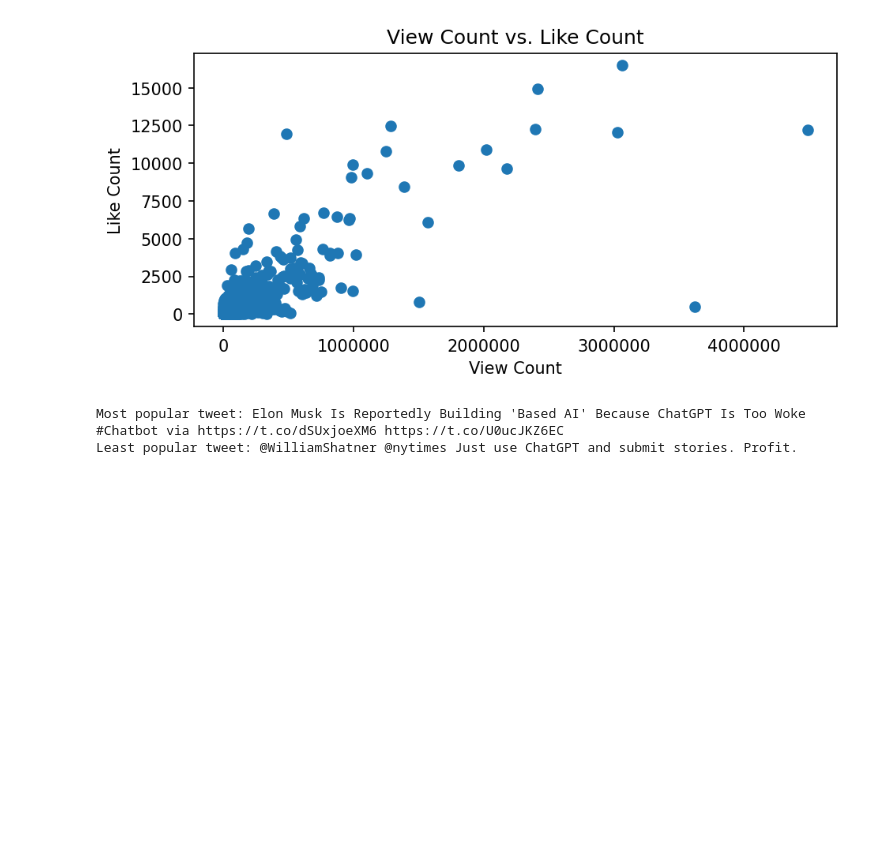
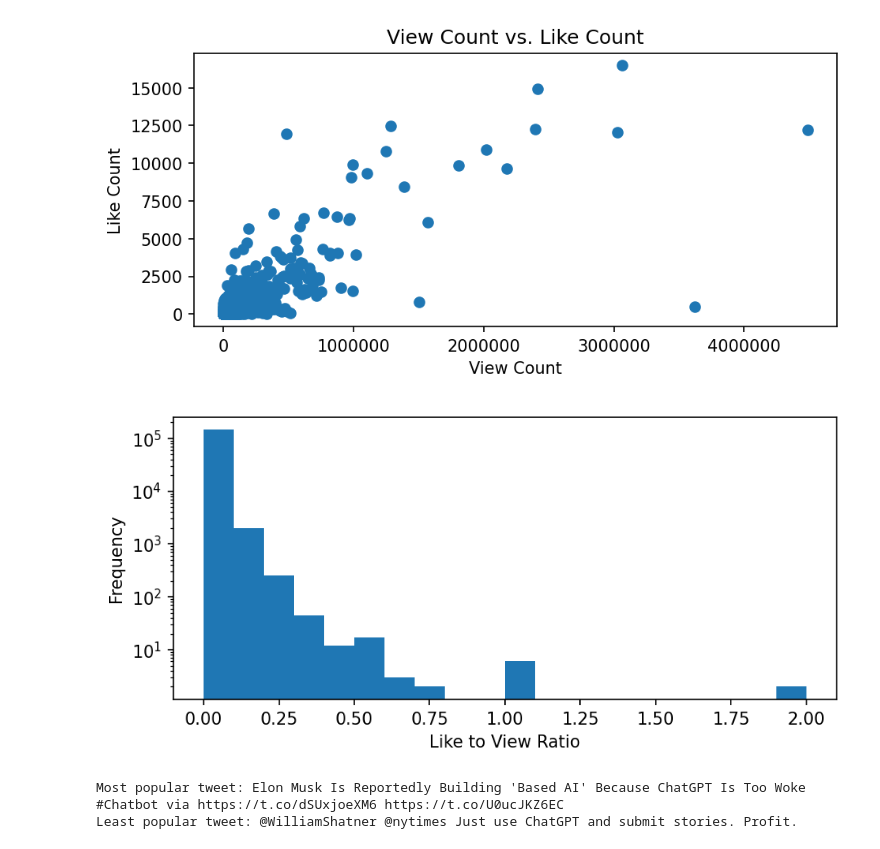
Before and after one commit to ImCombo/MSBD5005-Project, a Jupyter notebook: HaydenExplore.ipynb, the cells around one changed output. Drawn from its saved outputs; the diff is of its cells as text; code cells hidden in the pictures; blank space fills up the shorter version.

```diff
--- a/HaydenExplore.ipynb
+++ b/HaydenExplore.ipynb
@@ -86,6 +86,20 @@ plt.title('View Count vs. Like Count')
 plt.show()
 # %% [output]
 [figure]
+# %%
+import matplotlib.pyplot as plt
+
+# Example list of tuples
+like_ratio = [tweets_dict[k].likeCount / tweets_dict[k].viewCount for k in tweets_dict if tweets_dict[k].viewCount is not None]
+
+plt.hist(like_ratio, bins=20)
+plt.xlabel('Like to View Ratio')
+plt.ylabel('Frequency')
+plt.ticklabel_format(style='plain', axis='x')
+plt.yscale('log')
+plt.show()
+# %% [output]
+[figure, added]
 # %%
 max_ratio = 0
 max_id = ''
```
Also changed, not shown: parts of 2 cells of this notebook.
